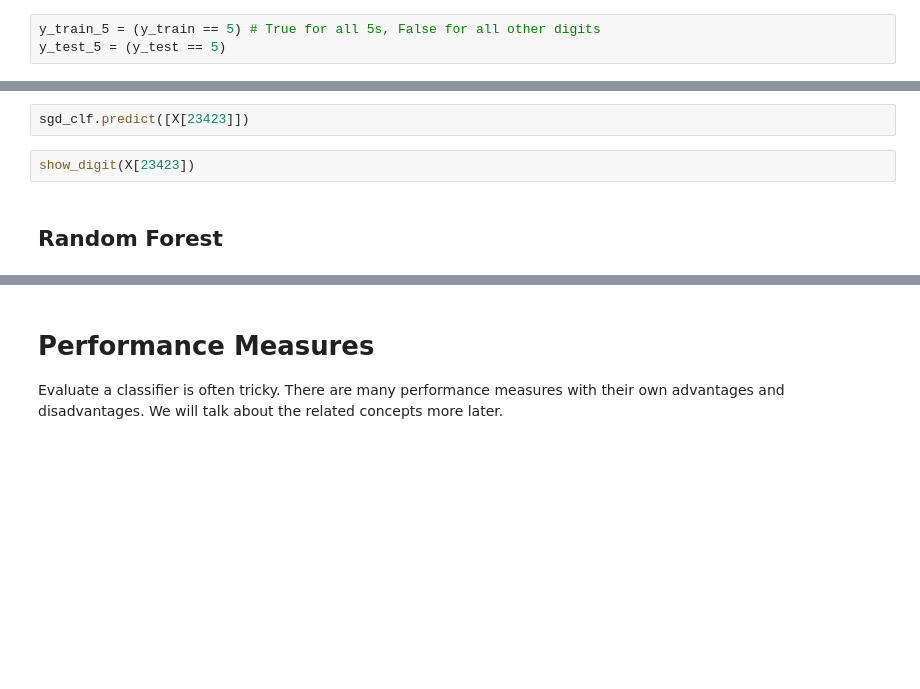
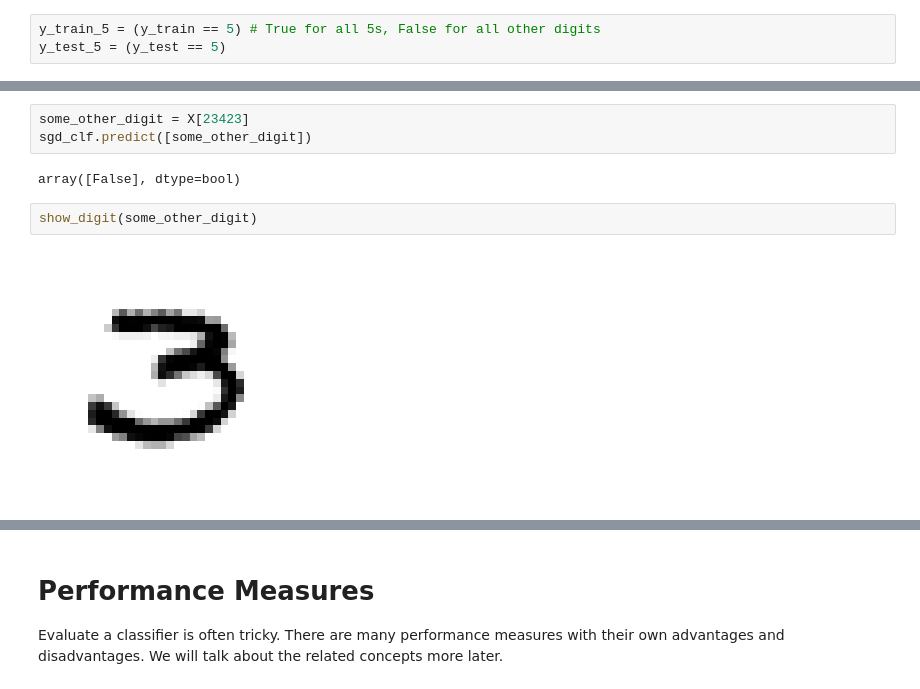
Before and after one commit to YingzhiGou/AI-Meetup-Decision-Systems-Lab-UOW, a Jupyter notebook: tutorial/machine_learning_with_python/02_Classification.ipynb, the cells around one changed output, grey strips where cells are left out. Cells and saved outputs as stored; diff of their text form; blank space fills up the shorter version.

```diff
--- a/tutorial/machine_learning_with_python/02_Classification.ipynb
+++ b/tutorial/machine_learning_with_python/02_Classification.ipynb
@@ -107,6 +138,9 @@ show_digit(some_digit)
-# %%
-sgd_clf.predict([X[23423]])
-# %%
-show_digit(X[23423])
-# %% [markdown]
-## Random Forest
+# %%
+some_other_digit = X[23423]
+sgd_clf.predict([some_other_digit])
+# %% [output]
+array([False], dtype=bool)
+# %%
+show_digit(some_other_digit)
+# %% [output]
+[figure, added]
```
Also changed, not shown: parts of 60 cells of this notebook.
